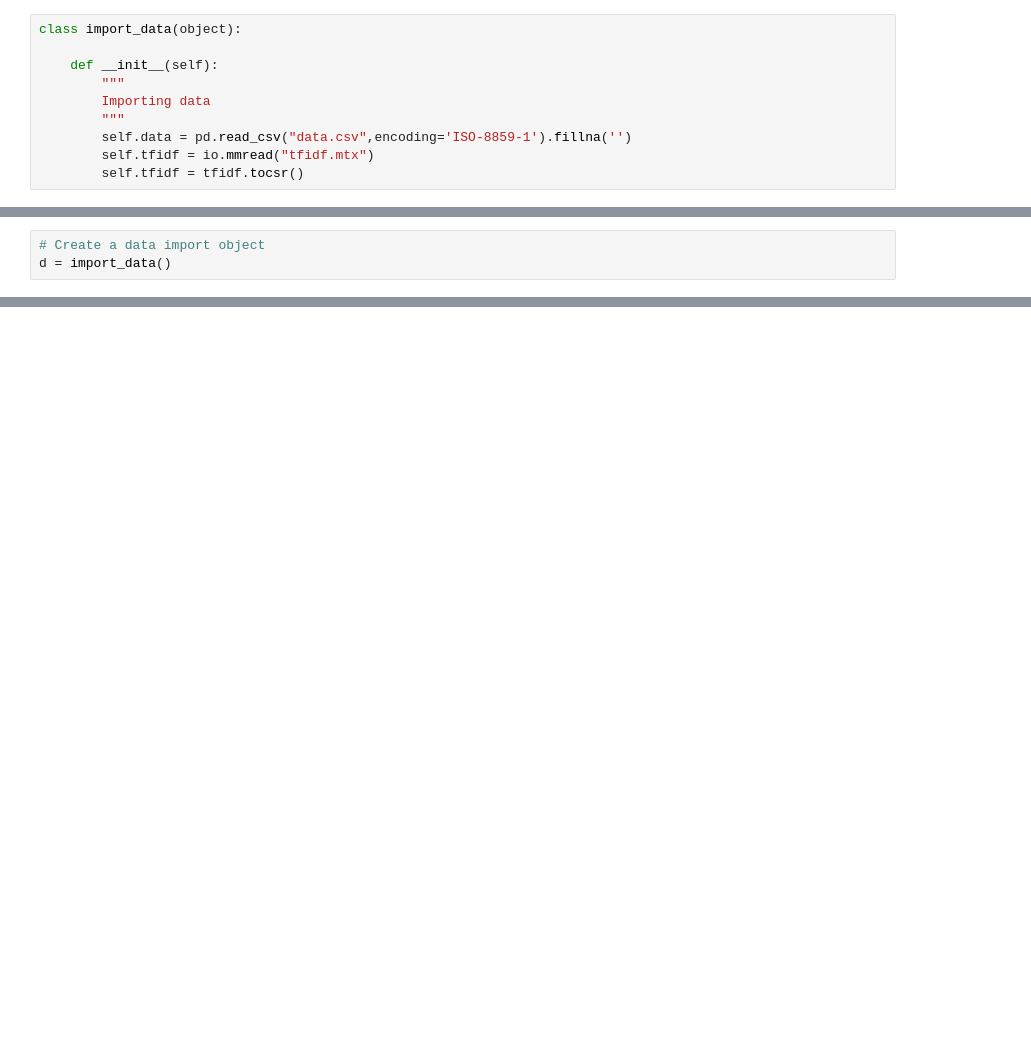
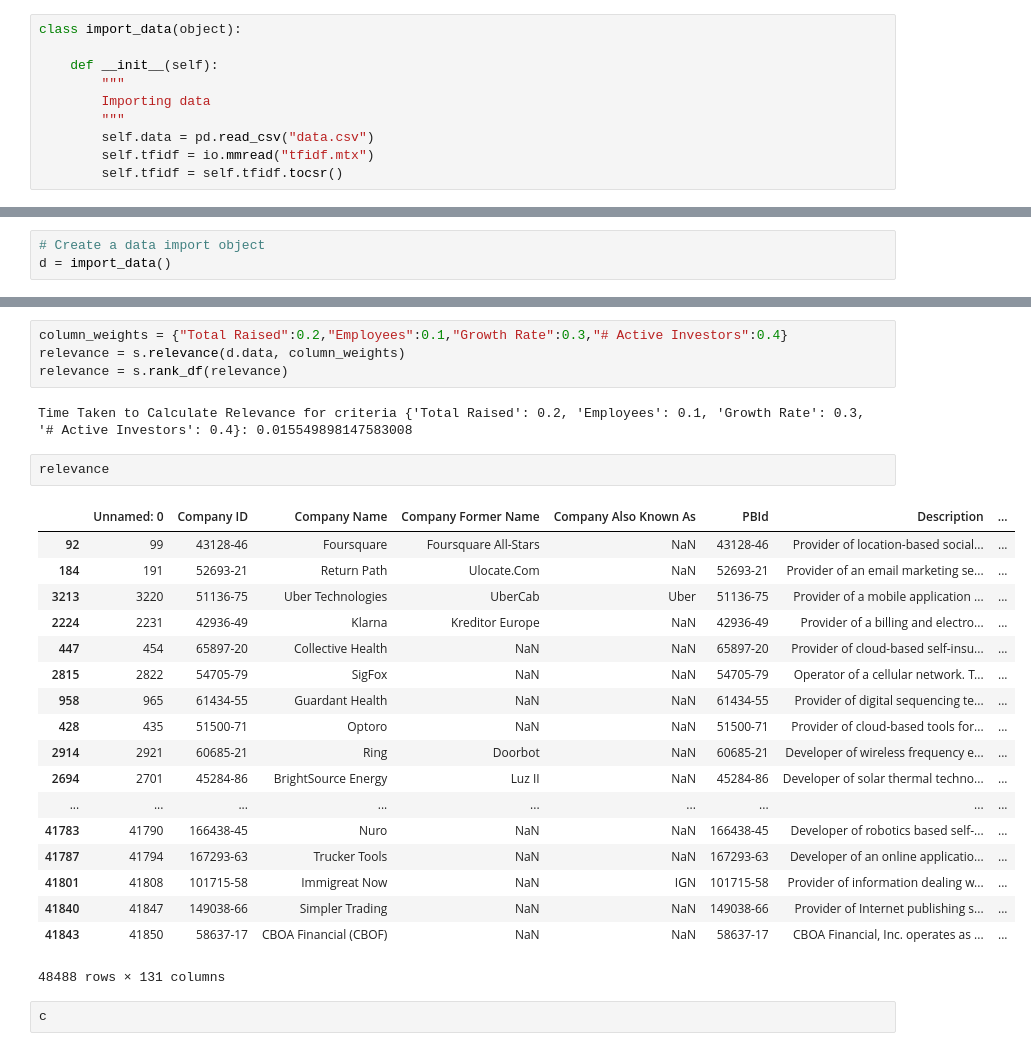
Before and after one commit to kunalseth/searchparty, a Jupyter notebook: similarity.ipynb, the cells around one changed output, grey strips where cells are left out. Cells and saved outputs as stored; diff of their text form; blank space fills up the shorter version.

```diff
--- a/similarity.ipynb
+++ b/similarity.ipynb
@@ -13,9 +13,9 @@ class import_data(object):
         """
         Importing data
         """
-        self.data = pd.read_csv("data.csv",encoding='ISO-8859-1').fillna('')
+        self.data = pd.read_csv("data.csv")
         self.tfidf = io.mmread("tfidf.mtx")
-        self.tfidf = tfidf.tocsr()
+        self.tfidf = self.tfidf.tocsr()
 # %%
 class similarity(import_data):
 
@@ -197,0 +139,29 @@ similar_to_crv.head(20)
+# %%
+column_weights = {"Total Raised":0.2,"Employees":0.1,"Growth Rate":0.3,"# Active Investors":0.4}
+relevance = s.relevance(d.data, column_weights)
+relevance = s.rank_df(relevance)
+# %% [output]
+Time Taken to Calculate Relevance for criteria {'Total Raised': 0.2, 'Employees': 0.1, 'Growth Rate': 0.3, '# Active Investors': 0.4}: 0.015549898147583008
+# %%
+relevance
+# %% [output]
+|  | Unnamed: 0 | Company ID | Company Name | Company Former Name | Company Also Known As | PBId | Description | ... |
+| 92 | 99 | 43128-46 | Foursquare | Foursquare All-Stars | NaN | 43128-46 | Provider of location-based social... | ... |
+| 184 | 191 | 52693-21 | Return Path | Ulocate.Com | NaN | 52693-21 | Provider of an email marketing se... | ... |
+| 3213 | 3220 | 51136-75 | Uber Technologies | UberCab | Uber | 51136-75 | Provider of a mobile application ... | ... |
+| 2224 | 2231 | 42936-49 | Klarna | Kreditor Europe | NaN | 42936-49 | Provider of a billing and electro... | ... |
+| 447 | 454 | 65897-20 | Collective Health | NaN | NaN | 65897-20 | Provider of cloud-based self-insu... | ... |
+| 2815 | 2822 | 54705-79 | SigFox | NaN | NaN | 54705-79 | Operator of a cellular network. T... | ... |
+| 958 | 965 | 61434-55 | Guardant Health | NaN | NaN | 61434-55 | Provider of digital sequencing te... | ... |
+| 428 | 435 | 51500-71 | Optoro | NaN | NaN | 51500-71 | Provider of cloud-based tools for... | ... |
+| 2914 | 2921 | 60685-21 | Ring | Doorbot | NaN | 60685-21 | Developer of wireless frequency e... | ... |
+| 2694 | 2701 | 45284-86 | BrightSource Energy | Luz II | NaN | 45284-86 | Developer of solar thermal techno... | ... |
+| ... | ... | ... | ... | ... | ... | ... | ... | ... |
+| 41783 | 41790 | 166438-45 | Nuro | NaN | NaN | 166438-45 | Developer of robotics based self-... | ... |
+| 41787 | 41794 | 167293-63 | Trucker Tools | NaN | NaN | 167293-63 | Developer of an online applicatio... | ... |
+| 41801 | 41808 | 101715-58 | Immigreat Now | NaN | IGN | 101715-58 | Provider of information dealing w... | ... |
+| 41840 | 41847 | 149038-66 | Simpler Trading | NaN | NaN | 149038-66 | Provider of Internet publishing s... | ... |
+| 41843 | 41850 | 58637-17 | CBOA Financial (CBOF) | NaN | NaN | 58637-17 | CBOA Financial, Inc. operates as ... | ... |
+48488 rows × 131 columns
+# %%
+c
```
Also changed, not shown: parts of 10 cells of this notebook.
